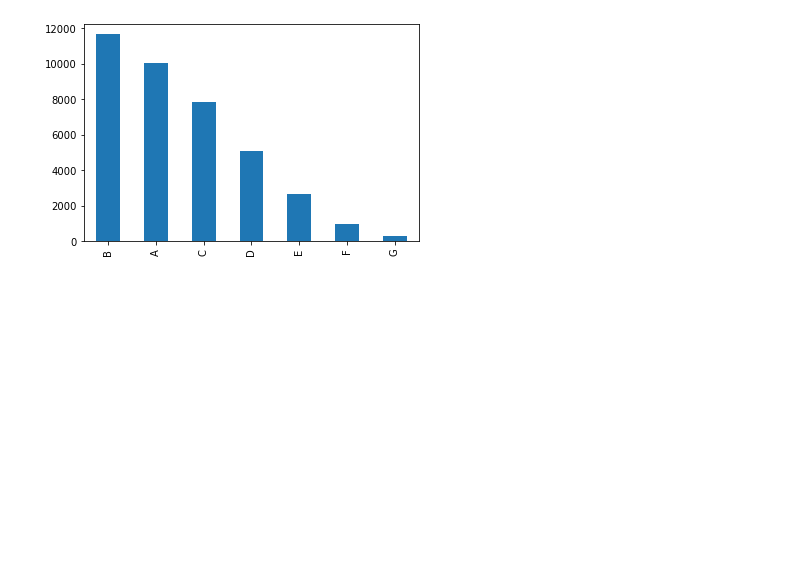
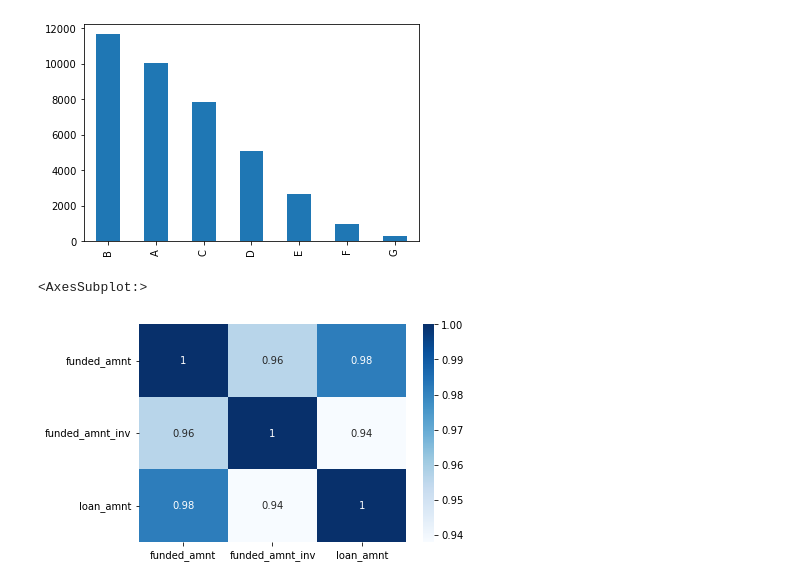
Before and after one commit to AnilNG12/test_1, a Jupyter notebook: LendingClubCaseStudy.ipynb, the cells around one changed output. Saved outputs shown, nothing was run; the diff lists cells and outputs as text; code cells hidden in the pictures; blank space fills up the shorter version.

Commit message:
Add files via upload
LendingClubCaseStudy code

```diff
--- a/LendingClubCaseStudy.ipynb
+++ b/LendingClubCaseStudy.ipynb
@@ -226,6 +226,10 @@ Name: desc, Length: 26527, dtype: int64
 #Deletng the desc columns as it has description/commnets for loan details and not cosidering this column for analysis
 dropColList = ['desc']
 df_Len_club = df_Len_club.drop(dropColList, axis=1)
+# %%
+#Deleting the below columns which are not using for analysis
+dropColList = ['collections_12_mths_ex_med','policy_code','acc_now_delinq','chargeoff_within_12_mths','delinq_amnt','tax_liens']
+df_Len_club = df_Len_club.drop(dropColList, axis=1)
 # %%
 #Finding null values percentage
 round((100*df_Len_club.isnull().sum() / len(df_Len_club)).sort_values(ascending = False), 2)
@@ -381,7 +385,10 @@ df_Len_club['grade'].value_counts().plot.bar()
 <AxesSubplot:>
 [figure]
 # %%
-corr = loan.loc[:, [ 'funded_amnt', 'funded_amnt_inv', 'loan_amnt']].corr()
-plot.figure(figsize = (15,8))
-sea.heatmap(corr, annot = True, cmap='Blues')
-plot.show()
+# Correlation of loan funded and invested are +ve corealted
+corr = df_Len_club.loc[:, [ 'funded_amnt', 'funded_amnt_inv', 'loan_amnt']].corr()
+
+sns.heatmap(corr, annot = True, cmap='Blues')
+# %% [output]
+<AxesSubplot:>
+[figure, added]
```
Also changed, not shown: parts of 9 cells of this notebook.
